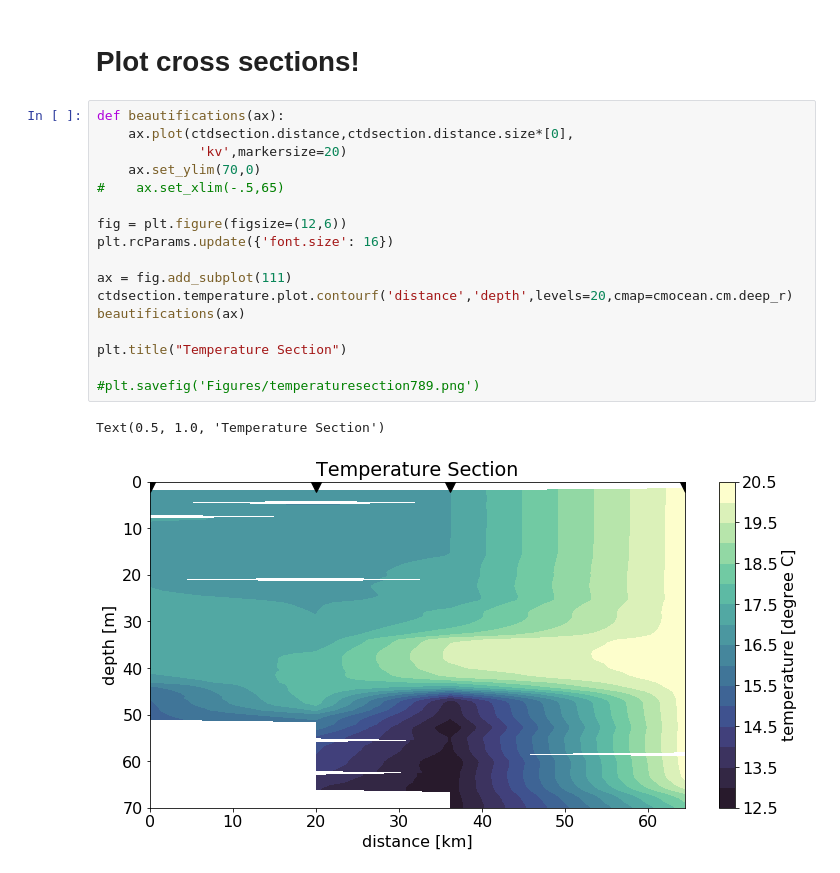
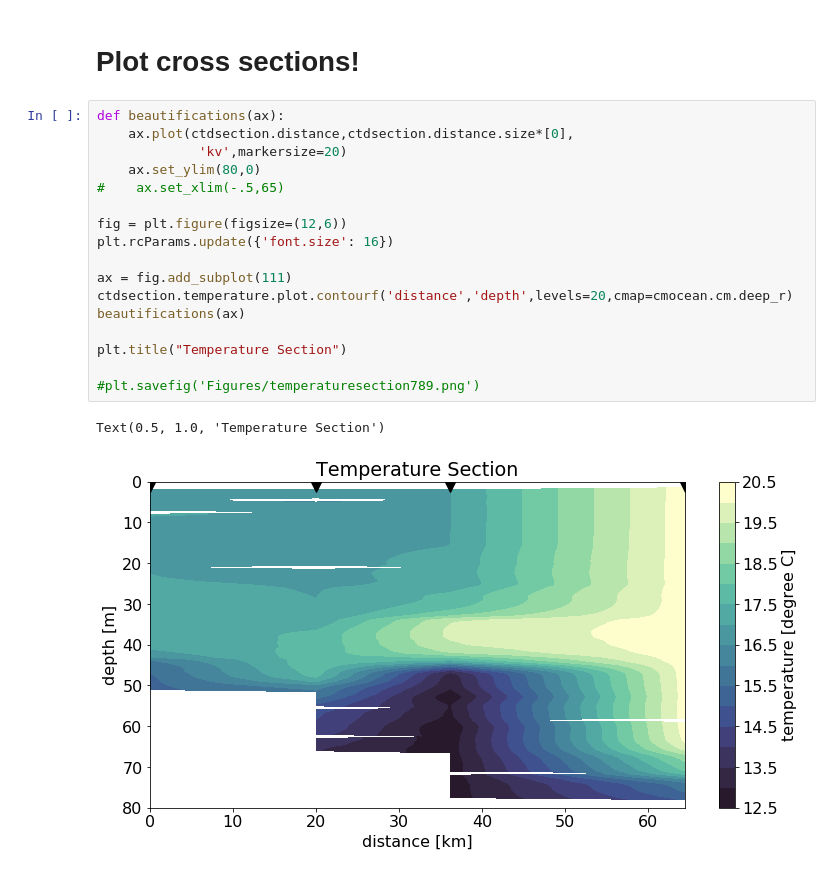
Before and after one commit to kmcgarry17/Expedition2020, a Jupyter notebook: Cruise2_sections.ipynb, the cells around one changed output. Saved outputs shown, nothing was run; the diff lists cells and outputs as text.

```diff
--- a/Cruise2_sections.ipynb
+++ b/Cruise2_sections.ipynb
@@ -103,23 +103,23 @@ Text(-73.7, 41.74, 'CTD stations')
 # %%
 def beautifications(ax):
     ax.plot(ctdsection.distance,ctdsection.distance.size*[0],
              'kv',markersize=20)
-    ax.set_ylim(70,0)
+    ax.set_ylim(80,0)
 #    ax.set_xlim(-.5,65)
 
 fig = plt.figure(figsize=(12,6))
 plt.rcParams.update({'font.size': 16})
 
 ax = fig.add_subplot(111)
 ctdsection.temperature.plot.contourf('distance','depth',levels=20,cmap=cmocean.cm.deep_r)
 beautifications(ax)
 
 plt.title("Temperature Section")
 
 #plt.savefig('Figures/temperaturesection789.png')
 # %% [output]
 Text(0.5, 1.0, 'Temperature Section')
-[figure, old version]
+[figure, new version]
 # %%
 def beautifications(ax):
     ax.plot(ctdsection.distance,ctdsection.distance.size*[0],
```
Also changed, not shown: parts of 4 cells of this notebook.
